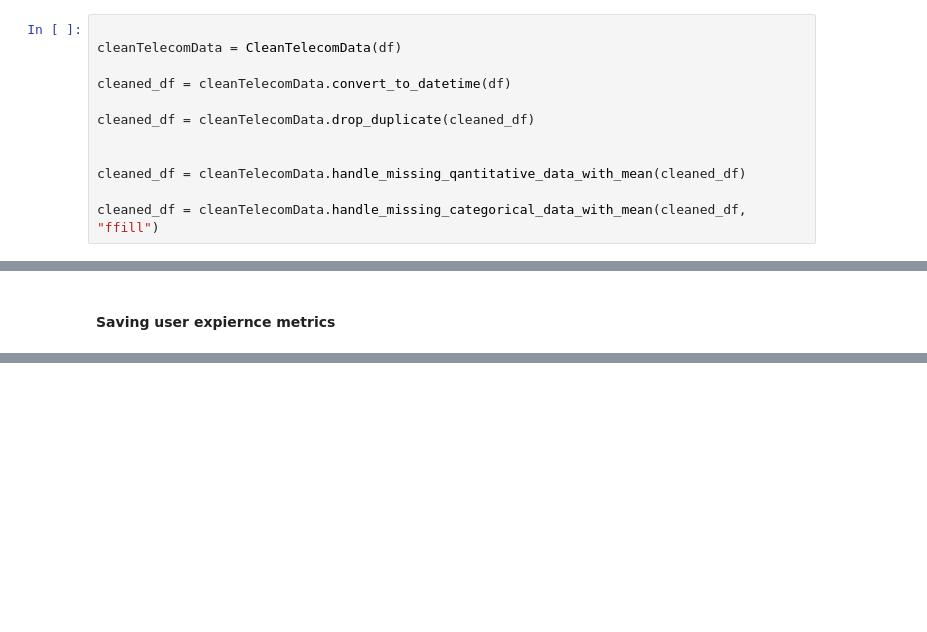
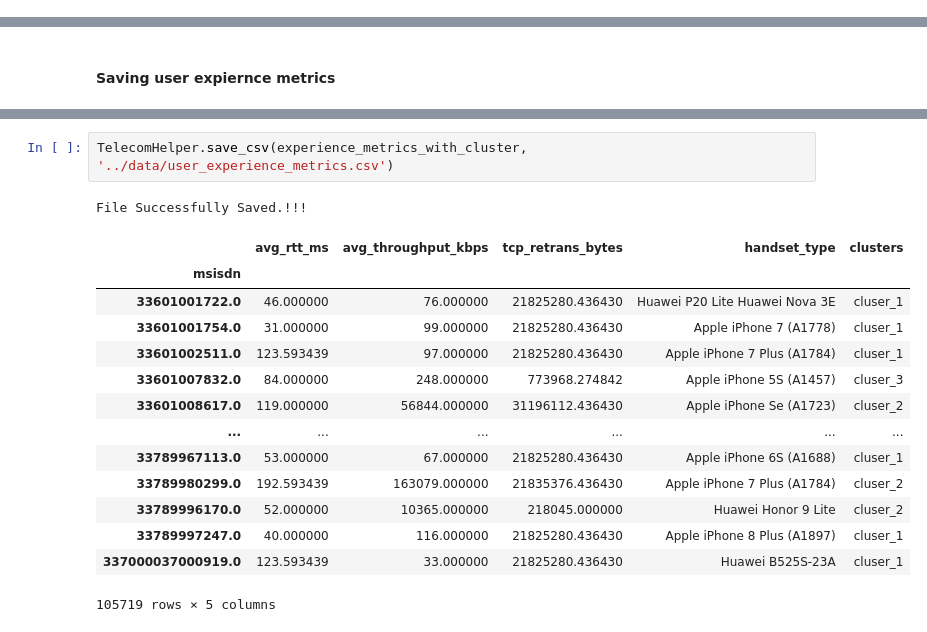
Before and after one commit to daniEL2371/telecom_data_analysis, a Jupyter notebook: Notebooks/ExperienceAnalytics.ipynb, the cells around one changed output, grey strips where cells are left out. Saved outputs shown, nothing was run; the diff lists cells and outputs as text; blank space fills up the shorter version.

Commit message:
user experience metics saved

```diff
--- a/Notebooks/ExperienceAnalytics.ipynb
+++ b/Notebooks/ExperienceAnalytics.ipynb
@@ -30,15 +26,3 @@ The percentage of data missing is: 0.0
 df['msisdn/number'] = df['msisdn/number'].astype("category")
 df['handset_type'] = df['handset_type'].astype("category")
 cleaned_df = df
-# %%
-
-cleanTelecomData = CleanTelecomData(df)
-
-cleaned_df = cleanTelecomData.convert_to_datetime(df)
-
-cleaned_df = cleanTelecomData.drop_duplicate(cleaned_df)
-
-
-cleaned_df = cleanTelecomData.handle_missing_qantitative_data_with_mean(cleaned_df)
-
-cleaned_df = cleanTelecomData.handle_missing_categorical_data_with_mean(cleaned_df, "ffill")
@@ -438,0 +399,18 @@ plt.show()
+# %%
+TelecomHelper.save_csv(experience_metrics_with_cluster, '../data/user_experience_metrics.csv')
+# %% [output]
+File Successfully Saved.!!!
+|  | avg_rtt_ms | avg_throughput_kbps | tcp_retrans_bytes | handset_type | clusters |
+| msisdn |  |  |  |  |  |
+| 33601001722.0 | 46.000000 | 76.000000 | 21825280.436430 | Huawei P20 Lite Huawei Nova 3E | cluser_1 |
+| 33601001754.0 | 31.000000 | 99.000000 | 21825280.436430 | Apple iPhone 7 (A1778) | cluser_1 |
+| 33601002511.0 | 123.593439 | 97.000000 | 21825280.436430 | Apple iPhone 7 Plus (A1784) | cluser_1 |
+| 33601007832.0 | 84.000000 | 248.000000 | 773968.274842 | Apple iPhone 5S (A1457) | cluser_3 |
+| 33601008617.0 | 119.000000 | 56844.000000 | 31196112.436430 | Apple iPhone Se (A1723) | cluser_2 |
+| ... | ... | ... | ... | ... | ... |
+| 33789967113.0 | 53.000000 | 67.000000 | 21825280.436430 | Apple iPhone 6S (A1688) | cluser_1 |
+| 33789980299.0 | 192.593439 | 163079.000000 | 21835376.436430 | Apple iPhone 7 Plus (A1784) | cluser_2 |
+| 33789996170.0 | 52.000000 | 10365.000000 | 218045.000000 | Huawei Honor 9 Lite | cluser_2 |
+| 33789997247.0 | 40.000000 | 116.000000 | 21825280.436430 | Apple iPhone 8 Plus (A1897) | cluser_1 |
+| 337000037000919.0 | 123.593439 | 33.000000 | 21825280.436430 | Huawei B525S-23A | cluser_1 |
+105719 rows × 5 columns
```
Also changed, not shown: parts of 4 cells of this notebook.
